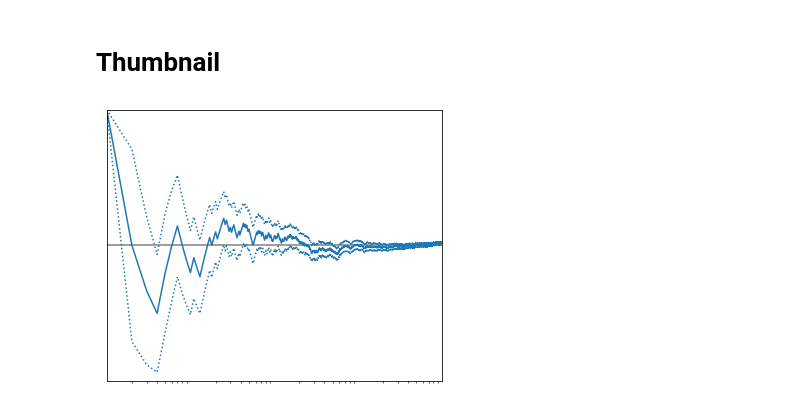
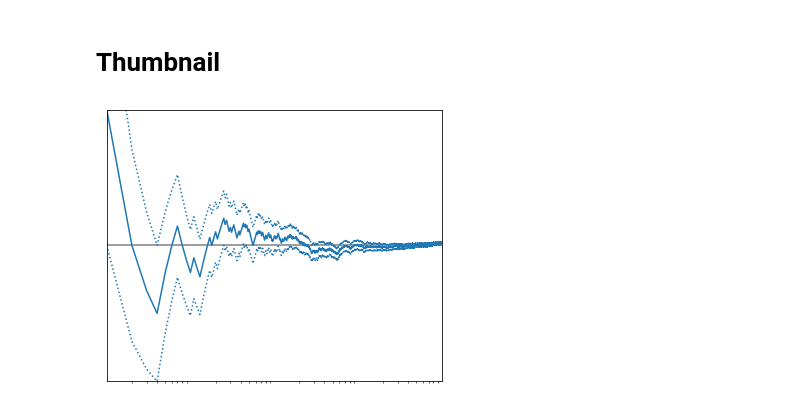
Before and after one commit to mmahsereci/webpage, a Jupyter notebook: _jupyter/2021-08-31-std.ipynb, the cells around one changed output. Cells and saved outputs as stored; diff of their text form; code cells hidden in the pictures.

```diff
--- a/_jupyter/2021-08-31-std.ipynb
+++ b/_jupyter/2021-08-31-std.ipynb
@@ -299,22 +299,35 @@ plt.show()
 # %%
 import matplotlib.pyplot as plt
 
+# plt.figure(figsize=(6, 5))
+# plt.plot(n, means[0, :].T + standard_errors_bootstrap[0, :].T, color='C0', linestyle='dotted')
+# plt.plot(n, means[0, :].T - standard_errors_bootstrap[0, :].T, color='C0', linestyle='dotted')
+# plt.plot(n, means[0, :].T, color='C0')
+# plt.hlines(p, 0, n_samples, colors="gray")
+# plt.xscale("log")
+# plt.xlim([1, n_samples])
+# plt.ylim([0, 1])
+# plt.xticks([])
+# plt.yticks([])
+
 plt.figure(figsize=(6, 5))
-plt.plot(n, means[0, :].T + standard_errors_bootstrap[0, :].T, color='C0', linestyle='dotted')
-plt.plot(n, means[0, :].T - standard_errors_bootstrap[0, :].T, color='C0', linestyle='dotted')
+plt.plot(n, means[0, :].T + standard_errors[0, :].T, color='C0', linestyle='dotted')
+plt.plot(n, means[0, :].T - standard_errors[0, :].T, color='C0', linestyle='dotted')
 plt.plot(n, means[0, :].T, color='C0')
 plt.hlines(p, 0, n_samples, colors="gray")
 plt.xscale("log")
 plt.xlim([1, n_samples])
 plt.ylim([0, 1])
 plt.xticks([])
 plt.yticks([])
+
+
 # plt.show()
 
 if SAVE:
     plt.savefig(PATH + "thumbnail.png",
                 bbox_inches = 'tight',pad_inches = 0.05)
-# plt.savefig(PATH + "thumbnail.png",
-#         bbox_inches = 'tight',pad_inches = 0.05)
+plt.savefig(PATH + "thumbnail.png",
+        bbox_inches = 'tight',pad_inches = 0.05)
 # %% [output]
-[figure, old version]
+[figure, new version]
```
Also changed, not shown: 8 other files.
